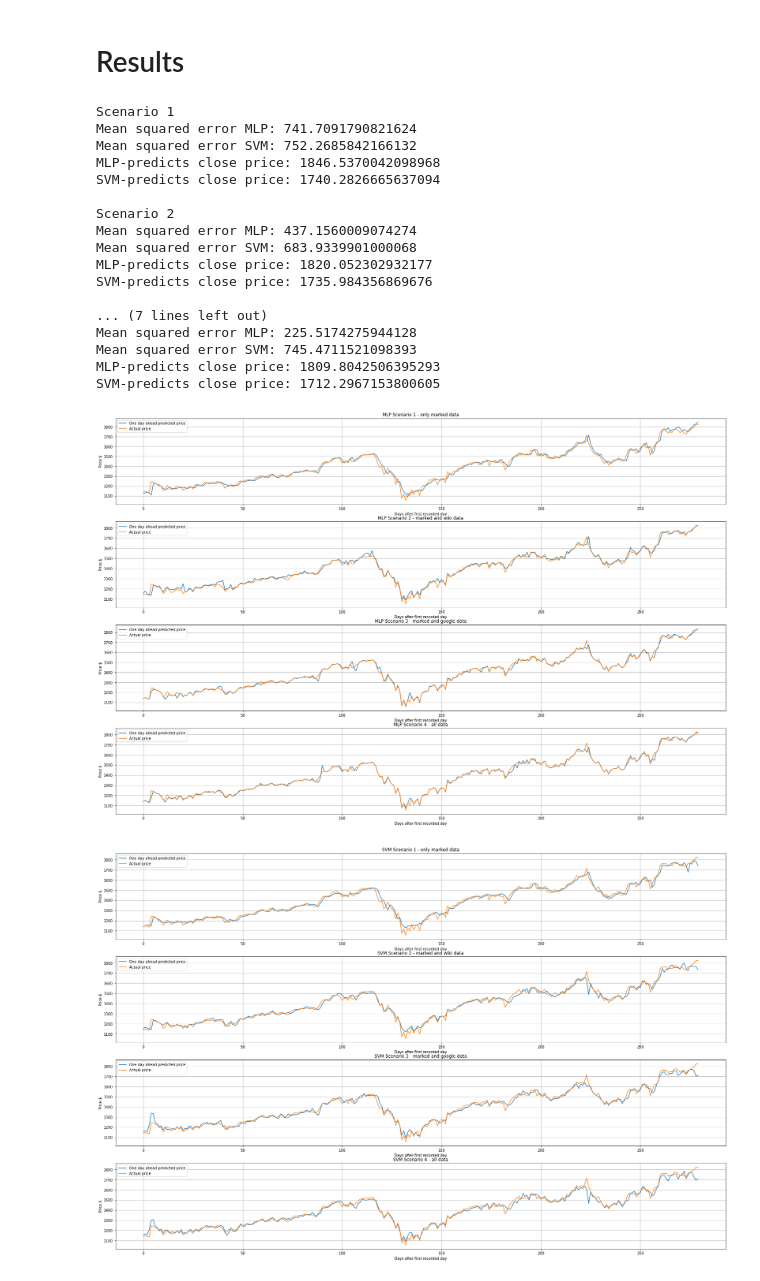
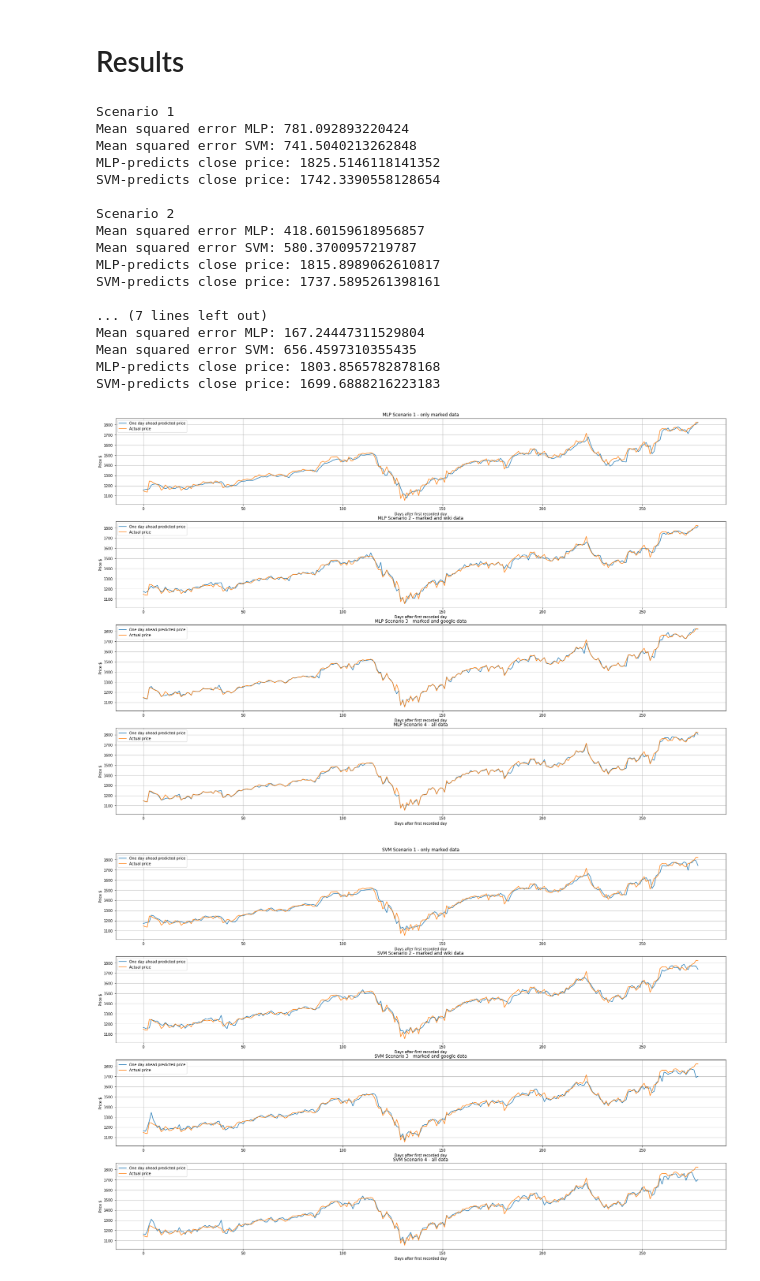
Before and after one commit to lukerlars/Intro_data_final_project, a Jupyter notebook: Nordre_Hafrsfjord_Karsk_Og_TENNIS_REPORT.ipynb, the cells around one changed output. Cells and saved outputs as stored; diff of their text form; code cells hidden in the pictures.

```diff
--- a/Nordre_Hafrsfjord_Karsk_Og_TENNIS_REPORT.ipynb
+++ b/Nordre_Hafrsfjord_Karsk_Og_TENNIS_REPORT.ipynb
@@ -180,25 +180,25 @@ Support Vector Machine, the second model of this project, is likewise MLP a lear
 # %%
 import main
 
-main.run(ticker = 'GOOGL')
+main.run(ticker = 'GOOGL', start_date='2018-01-01')
 # %% [output]
 Scenario 1
-Mean squared error MLP: 741.7091790821624
-Mean squared error SVM: 752.2685842166132
-MLP-predicts close price: 1846.5370042098968
-SVM-predicts close price: 1740.2826665637094
+Mean squared error MLP: 781.092893220424
+Mean squared error SVM: 741.5040213262848
+MLP-predicts close price: 1825.5146118141352
+SVM-predicts close price: 1742.3390558128654
 
 Scenario 2
-Mean squared error MLP: 437.1560009074274
-Mean squared error SVM: 683.9339901000068
-MLP-predicts close price: 1820.052302932177
-SVM-predicts close price: 1735.984356869676
+Mean squared error MLP: 418.60159618956857
+Mean squared error SVM: 580.3700957219787
+MLP-predicts close price: 1815.8989062610817
+SVM-predicts close price: 1737.5895261398161
 
 ... (7 lines left out)
-Mean squared error MLP: 225.5174275944128
-Mean squared error SVM: 745.4711521098393
-MLP-predicts close price: 1809.8042506395293
-SVM-predicts close price: 1712.2967153800605
+Mean squared error MLP: 167.24447311529804
+Mean squared error SVM: 656.4597310355435
+MLP-predicts close price: 1803.8565782878168
+SVM-predicts close price: 1699.6888216223183
-[figure, old version]
+[figure, new version]
-[figure, old version]
+[figure, new version]
 # %% [markdown]
```
Also changed, not shown: parts of 16 cells of this notebook, 4 other files.
